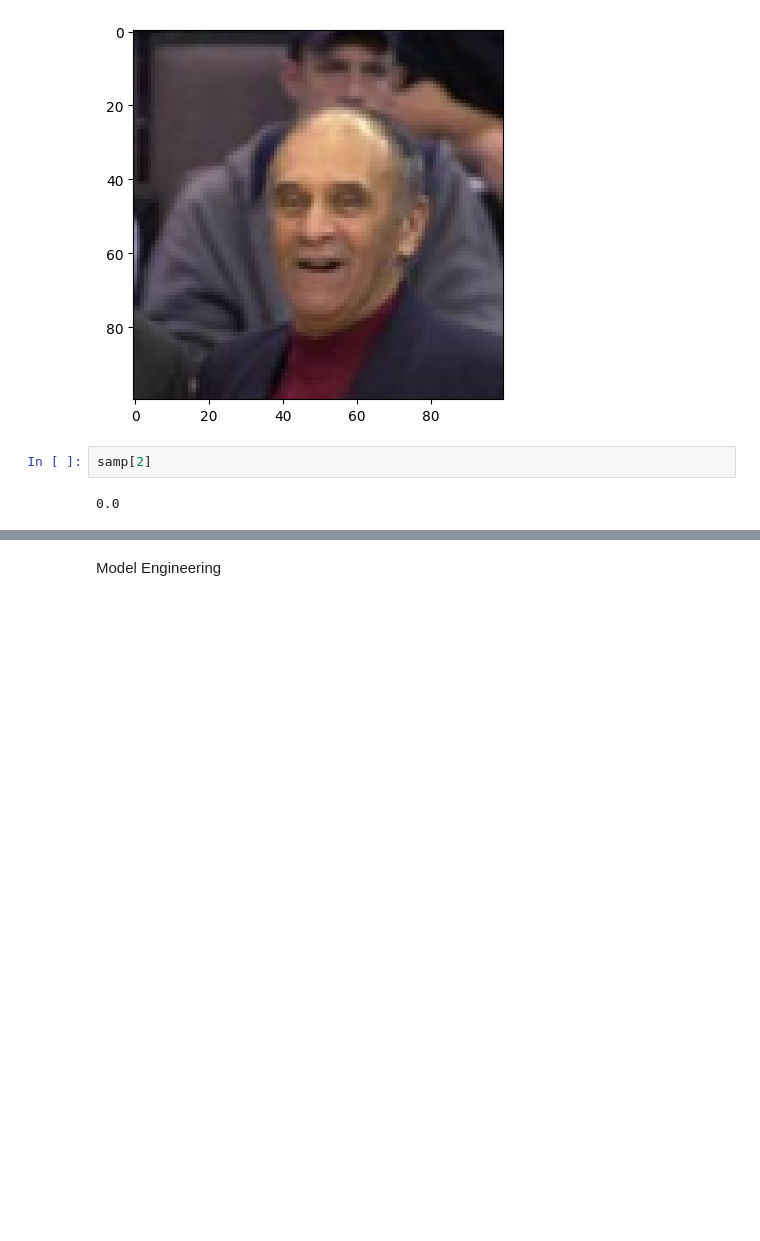
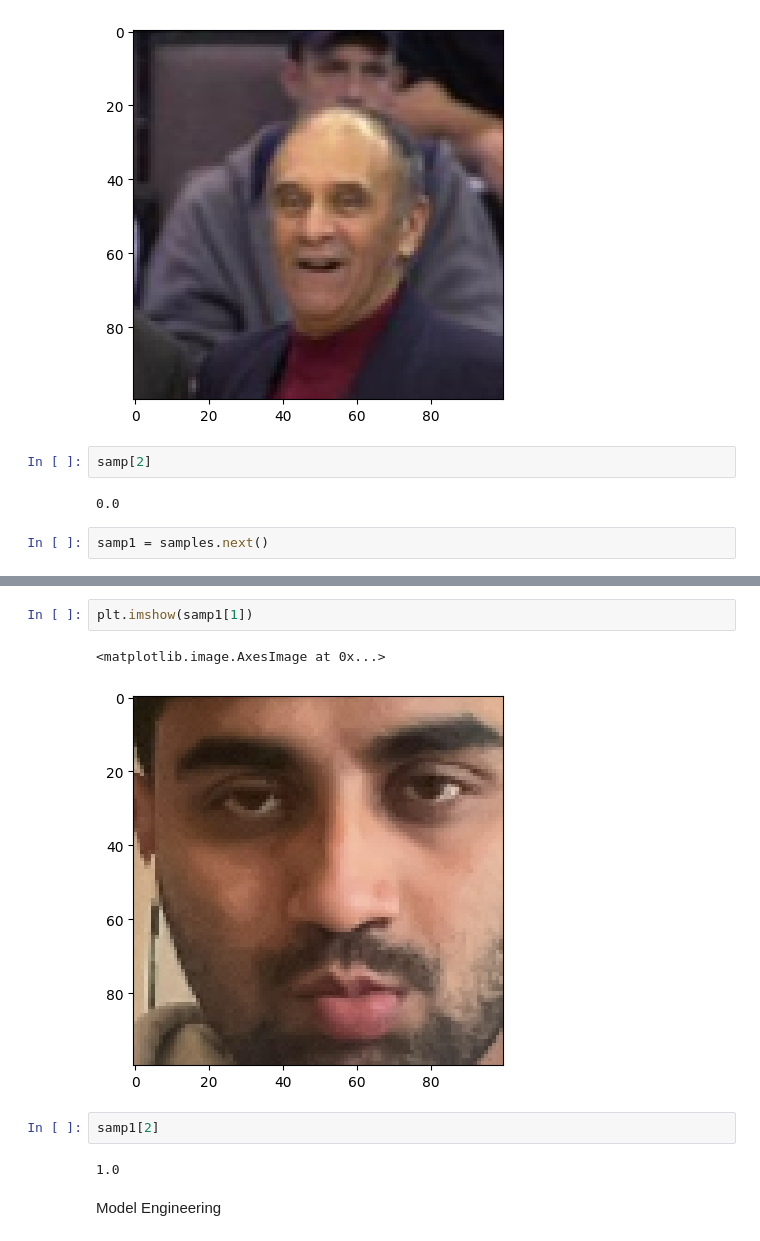
Before and after one commit to Adarsh220499/Facial_Recognition, a Jupyter notebook: Face_Recognition.ipynb, the cells around one changed output, grey strips where cells are left out. Saved outputs shown, nothing was run; the diff lists cells and outputs as text; blank space fills up the shorter version.

```diff
--- a/Face_Recognition.ipynb
+++ b/Face_Recognition.ipynb
@@ -237,3 +237,5 @@ plt.imshow(samp[1])
 samp[2]
 # %% [output]
 0.0
+# %%
+samp1 = samples.next()
@@ -240,2 +247,11 @@ samp[2]
+# %%
+plt.imshow(samp1[1])
+# %% [output]
+<matplotlib.image.AxesImage at 0x...>
+[figure, added]
+# %%
+samp1[2]
+# %% [output]
+1.0
 # %% [markdown]
 Model Engineering
```
Also changed, not shown: parts of 1 cell of this notebook.
